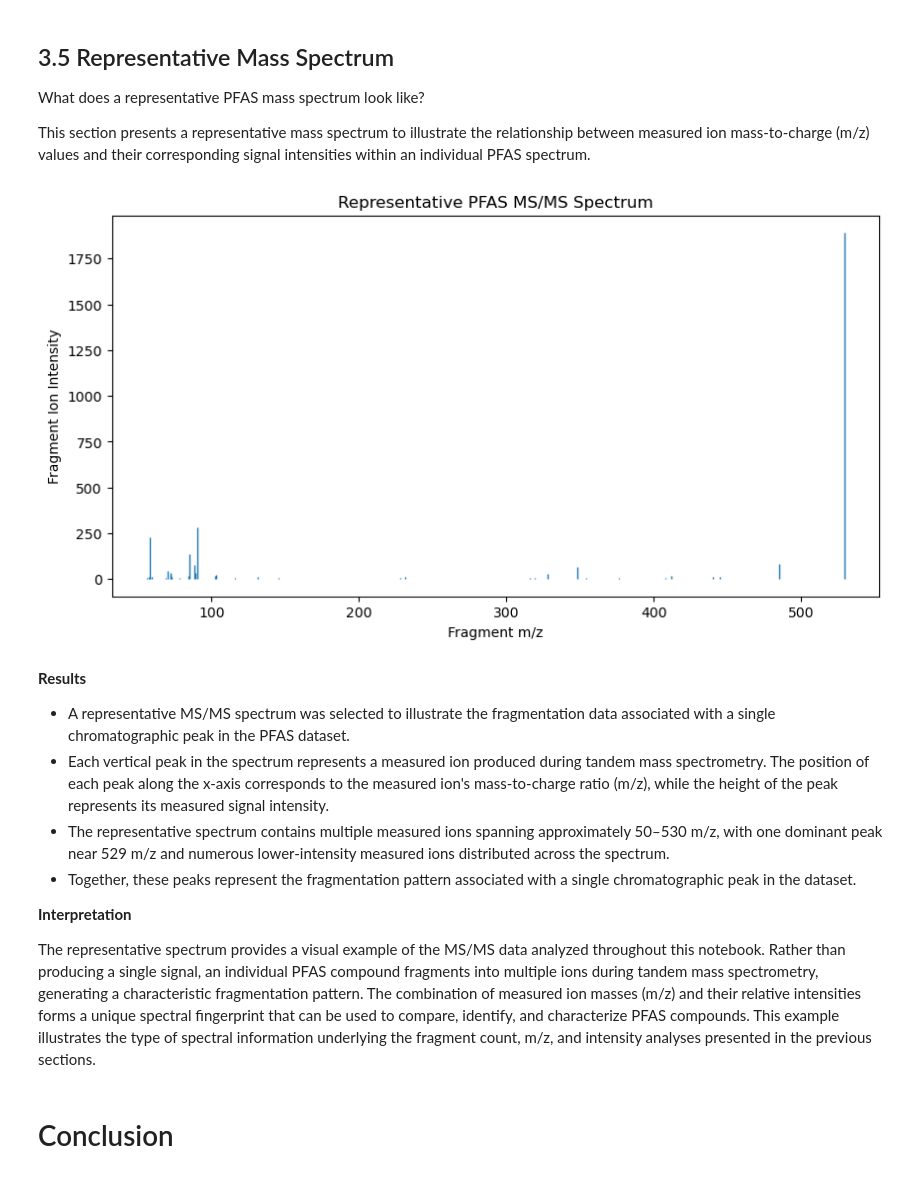
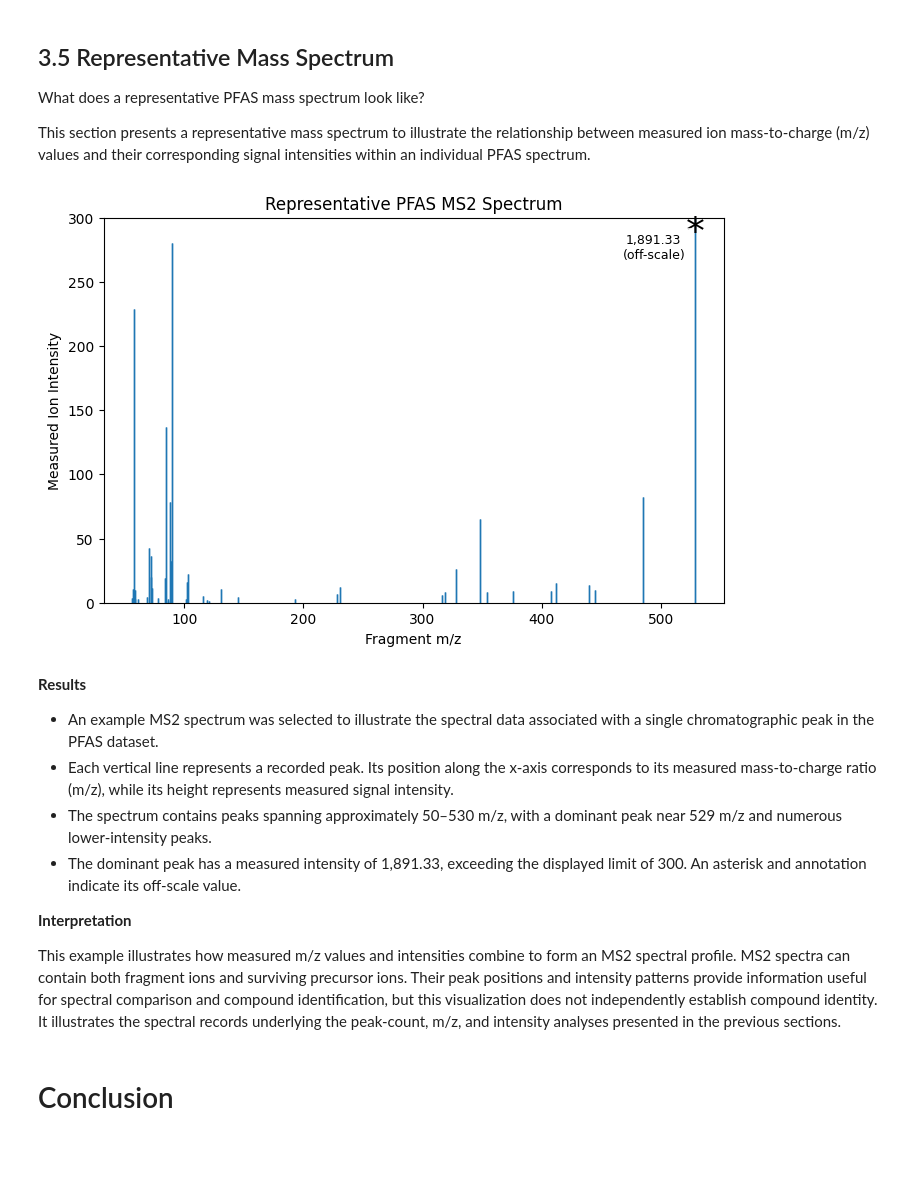
Before and after one commit to nicolestofenmacher/Exploratory-Analysis-of-NIST-PFAS-LC-MS-MS-Database, a Jupyter notebook: NIST_PFAS_LCMSMS_Exploratory_Analysis.ipynb, the cells around one changed output. Cells and saved outputs as stored; diff of their text form; code cells hidden in the pictures; blank space fills up the shorter version.

```diff
--- a/NIST_PFAS_LCMSMS_Exploratory_Analysis.ipynb
+++ b/NIST_PFAS_LCMSMS_Exploratory_Analysis.ipynb
@@ -4,7 +4,7 @@ import pandas as pd
 import matplotlib.pyplot as plt
 import numpy as np
 
-database_path = "dimspec_nist_pfas.sqlite"
+database_path = "/Users/nikistof/Downloads/DOE Fellows/SUMMER 2026 PFAS/dimspec_nist_pfas .sqlite"
 conn = sqlite3.connect(database_path)
 cursor = conn.cursor()
 # %% [markdown]
@@ -915,25 +939,25 @@ What is the distribution of measured ion mass-to-charge (m/z) values across the
 This section characterizes the mass-to-charge (m/z) values of detected measured ions to better understand the range and distribution of ions represented within the PFAS mass spectral dataset.
 # %%
 cursor.execute("""
-SELECT
-    measured_mz
-FROM ms_data;
+SELECT measured_mz
+FROM ms_data
+WHERE ms_n = 2;
 """)
 
 rows = cursor.fetchall()
 
-fragment_mz = []
+measured_mz = []
 
 for row in rows:
     if row[0]:
-        fragment_mz.extend(
+        measured_mz.extend(
             float(mz)
             for mz in row[0].split()
         )
 
 df_mz = pd.DataFrame(
-    fragment_mz,
-    columns=["Fragment m/z"]
+    measured_mz,
+    columns=["Measured m/z"]
 )
 
 df_mz.head()
@@ -1073,45 +1107,74 @@ This section presents a representative mass spectrum to illustrate the relations
 # %%
 cursor.execute("""
 SELECT
     peak_id,
     measured_mz,
     measured_intensity
 FROM ms_data
 WHERE LENGTH(measured_mz) - LENGTH(REPLACE(measured_mz, ' ', '')) >= 40
+    AND ms_n = 2
 LIMIT 1;
 """)
 
 peak_id, mz_string, intensity_string = cursor.fetchone()
 
-mz = [float(x) for x in mz_string.split()]
-intensity = [float(x) for x in intensity_string.split()]
+import numpy as np
 
-plt.figure(figsize=(10,5))
+mz = np.array(mz)
+intensity = np.array(intensity)
+
+scale_limit = 300
+
+fig, ax = plt.subplots(figsize=(8,5))
+
+ax.vlines(mz, ymin=0, ymax=intensity, linewidth=1)
+ax.set_ylim(0, scale_limit)
 
 plt.vlines(
     mz,
     ymin=0,
     ymax=intensity,
     linewidth=1
 )
 
+max_index = np.argmax(intensity)
+x_peak = mz[max_index]
+y_top = plt.ylim()[1]
+
+plt.text(
+    x_peak, y_top * 0.96, "*",
+    ha="center", va="center", fontsize=27
+)
+
+plt.annotate(
+    f"{intensity[max_index]:,.2f}\n(off-scale)",
+    xy=(x_peak, y_top * 0.96),
+    xytext=(-30, -10),
+    textcoords="offset points",
+    ha="center",
+    va="center",
+    fontsize=9,
+    bbox=dict(facecolor="white", edgecolor="none", alpha=0.8)
+)
+
 plt.xlabel("Fragment m/z")
 plt.ylabel("Measured Ion Intensity")
-plt.title("Representative PFAS MS/MS Spectrum")
+plt.title("Representative PFAS MS2 Spectrum")
+plt.ylim(bottom=0)
 
 plt.show()
 # %% [output]
-[figure, old version]
+[figure, new version]
 # %% [markdown]
 **Results**
-- A representative MS/MS spectrum was selected to illustrate the fragmentation data associated with a single chromatographic peak in the PFAS dataset.
-- Each vertical peak in the spectrum represents a measured ion produced during tandem mass spectrometry. The position of each peak along the x-axis corresponds to the measured ion's mass-to-charge ratio (m/z), while the height of the peak represents its measured signal intensity.
-- The representative spectrum contains multiple measured ions spanning approximately 50–530 m/z, with one dominant peak near 529 m/z and numerous lower-intensity measured ions distributed across the spectrum.
-- Together, these peaks represent the fragmentation pattern associated with a single chromatographic peak in the dataset.
+- An example MS2 spectrum was selected to illustrate the spectral data associated with a single chromatographic peak in the PFAS dataset.
+- Each vertical line represents a recorded peak. Its position along the x-axis corresponds to its measured mass-to-charge ratio (m/z), while its height represents measured signal intensity.
+- The spectrum contains peaks spanning approximately 50–530 m/z, with a dominant peak near 529 m/z and numerous lower-intensity peaks.
+- The dominant peak has a measured intensity of 1,891.33, exceeding the displayed limit of 300. An asterisk and annotation indicate its off-scale value.
 
 **Interpretation**
 
-The representative spectrum provides a visual example of the MS/MS data analyzed throughout this notebook. Rather than producing a single signal, an individual PFAS compound fragments into multiple ions during tandem mass spectrometry, generating a characteristic fragmentation pattern. The combination of measured ion masses (m/z) and their relative intensities forms a unique spectral fingerprint that can be used to compare, identify, and characterize PFAS compounds. This example illustrates the type of spectral information underlying the fragment count, m/z, and intensity analyses presented in the previous sections.
+This example illustrates how measured m/z values and intensities combine to form an MS2 spectral profile. MS2 spectra can contain both fragment ions and surviving precursor ions. Their peak positions and intensity patterns provide information useful for spectral comparison and compound identification, but this visualization does not independently establish compound identity. It illustrates the spectral records underlying the peak-count, m/z, and intensity analyses presented in the previous sections.
 # %% [markdown]
 # Conclusion
 # %% [markdown]
```
Also changed, not shown: parts of 33 cells of this notebook.
